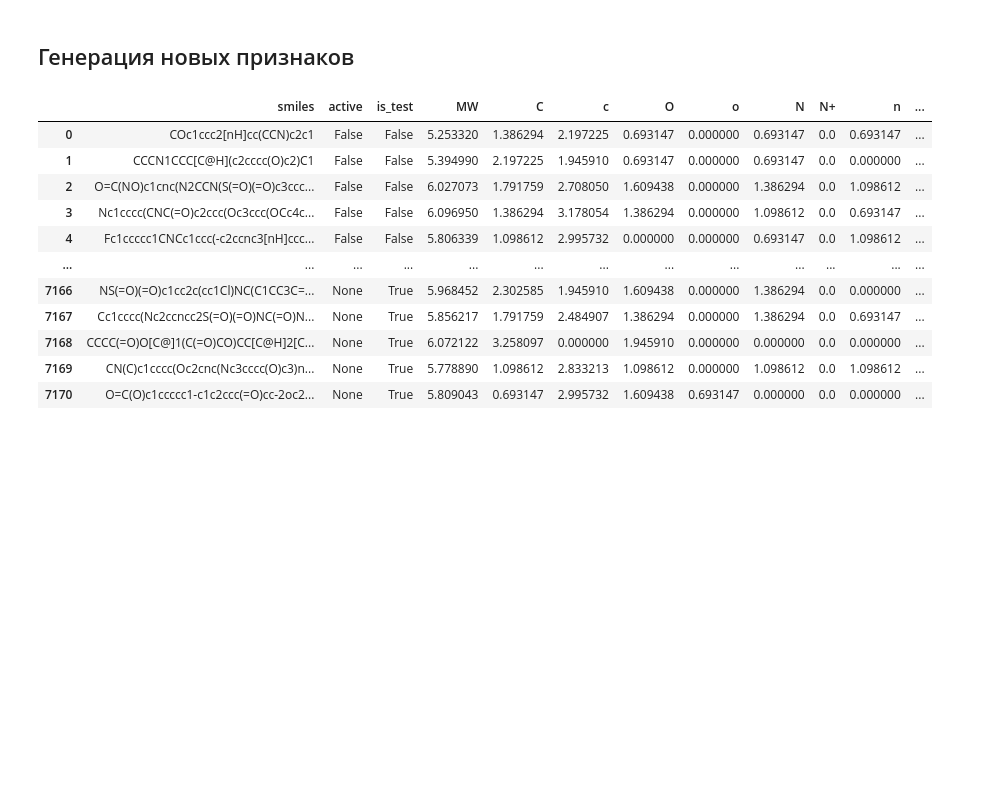
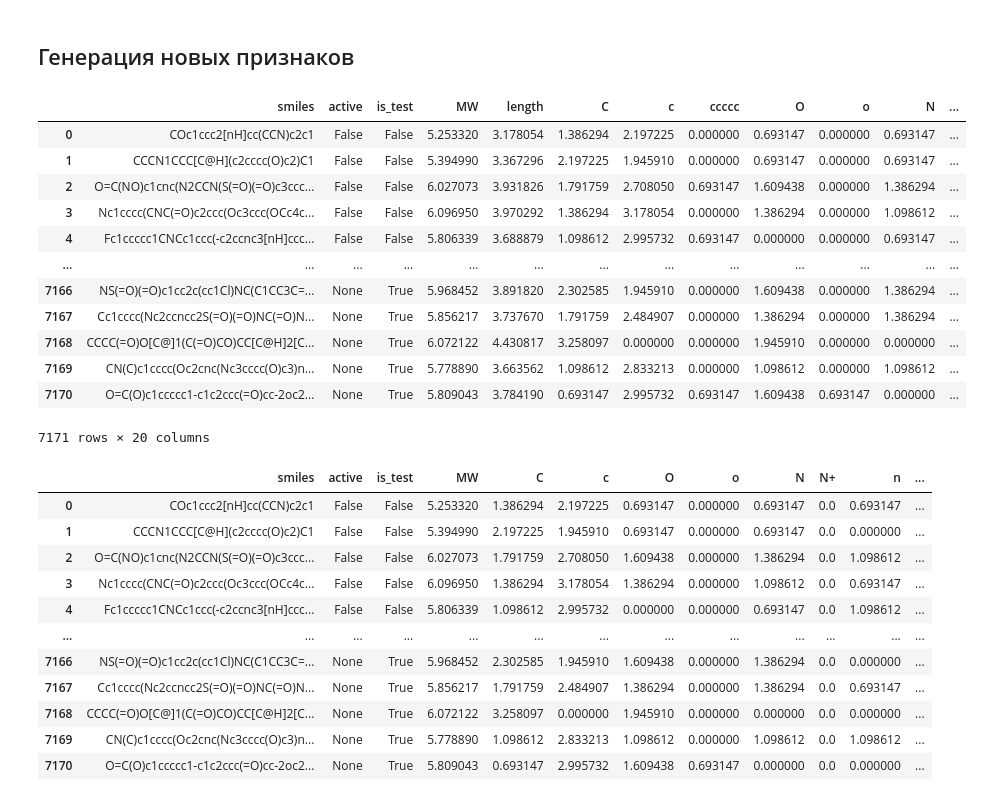
Before and after one commit to akitim/Ligand_activity_prediction_GlobalAI2022, a Jupyter notebook: ligand_activity_prediction.ipynb, the cells around one changed output. Cells and saved outputs as stored; diff of their text form; code cells hidden in the pictures; blank space fills up the shorter version.

```diff
--- a/ligand_activity_prediction.ipynb
+++ b/ligand_activity_prediction.ipynb
@@ -183,8 +168,9 @@ def num_of_(df, atom) -> pd.DataFrame:
 
 data['MW'] = data['smiles'].apply(lambda x:
                                   np.round(MolWt(Chem.MolFromSmiles(x)), 1))
+data['length'] = data['smiles'].apply(len)
 
-atoms = ['C', 'c', 'ccccc' 'O', 'o', 'N', 'N+', 'n', 'P',
+atoms = ['C', 'c', 'ccccc', 'O', 'o', 'N', 'N+', 'n', 'P',
          'S', 's', 'Cl', 'Br', 'F', '(']
 
 for a in atoms:
@@ -196,8 +182,23 @@ for col in data.drop(['smiles', 'active', 'is_test'], axis=1).columns:
 # %%
 # for col in data.drop(['smiles', 'active', 'is_test'], axis=1).columns:
 #     data[col].apply(np.log1p).hist();
 #     plt.title(col)
 #     plt.show();
+data
+# %% [output]
+|  | smiles | active | is_test | MW | length | C | c | ccccc | O | o | N | ... |
+| 0 | COc1ccc2[nH]cc(CCN)c2c1 | False | False | 5.253320 | 3.178054 | 1.386294 | 2.197225 | 0.000000 | 0.693147 | 0.000000 | 0.693147 | ... |
+| 1 | CCCN1CCC[C@H](c2cccc(O)c2)C1 | False | False | 5.394990 | 3.367296 | 2.197225 | 1.945910 | 0.000000 | 0.693147 | 0.000000 | 0.693147 | ... |
+| 2 | O=C(NO)c1cnc(N2CCN(S(=O)(=O)c3ccc... | False | False | 6.027073 | 3.931826 | 1.791759 | 2.708050 | 0.693147 | 1.609438 | 0.000000 | 1.386294 | ... |
+| 3 | Nc1cccc(CNC(=O)c2ccc(Oc3ccc(OCc4c... | False | False | 6.096950 | 3.970292 | 1.386294 | 3.178054 | 0.000000 | 1.386294 | 0.000000 | 1.098612 | ... |
+| 4 | Fc1ccccc1CNCc1ccc(-c2ccnc3[nH]ccc... | False | False | 5.806339 | 3.688879 | 1.098612 | 2.995732 | 0.693147 | 0.000000 | 0.000000 | 0.693147 | ... |
+| ... | ... | ... | ... | ... | ... | ... | ... | ... | ... | ... | ... | ... |
+| 7166 | NS(=O)(=O)c1cc2c(cc1Cl)NC(C1CC3C=... | None | True | 5.968452 | 3.891820 | 2.302585 | 1.945910 | 0.000000 | 1.609438 | 0.000000 | 1.386294 | ... |
+| 7167 | Cc1cccc(Nc2ccncc2S(=O)(=O)NC(=O)N... | None | True | 5.856217 | 3.737670 | 1.791759 | 2.484907 | 0.000000 | 1.386294 | 0.000000 | 1.386294 | ... |
+| 7168 | CCCC(=O)O[C@]1(C(=O)CO)CC[C@H]2[C... | None | True | 6.072122 | 4.430817 | 3.258097 | 0.000000 | 0.000000 | 1.945910 | 0.000000 | 0.000000 | ... |
+| 7169 | CN(C)c1cccc(Oc2cnc(Nc3cccc(O)c3)n... | None | True | 5.778890 | 3.663562 | 1.098612 | 2.833213 | 0.000000 | 1.098612 | 0.000000 | 1.098612 | ... |
+| 7170 | O=C(O)c1ccccc1-c1c2ccc(=O)cc-2oc2... | None | True | 5.809043 | 3.784190 | 0.693147 | 2.995732 | 0.693147 | 1.609438 | 0.693147 | 0.000000 | ... |
+7171 rows × 20 columns
 # %%
 RND_SEED = 42
 
```
Also changed, not shown: parts of 6 cells of this notebook.
